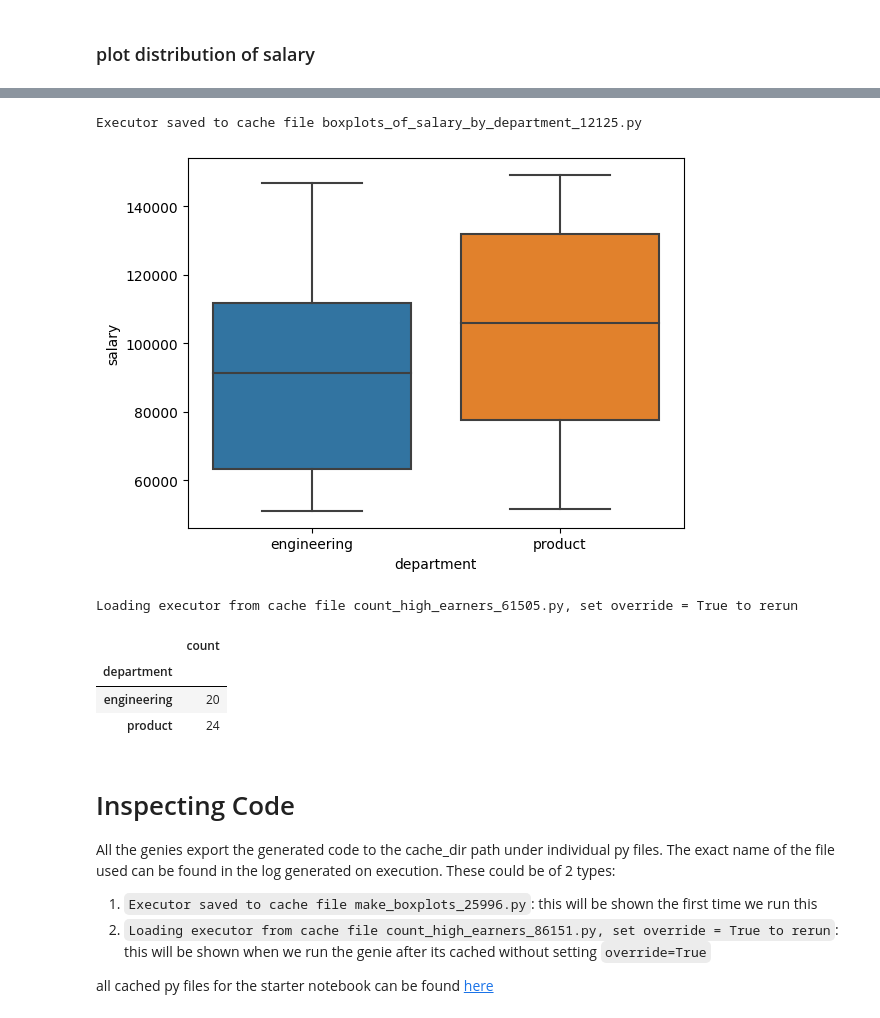
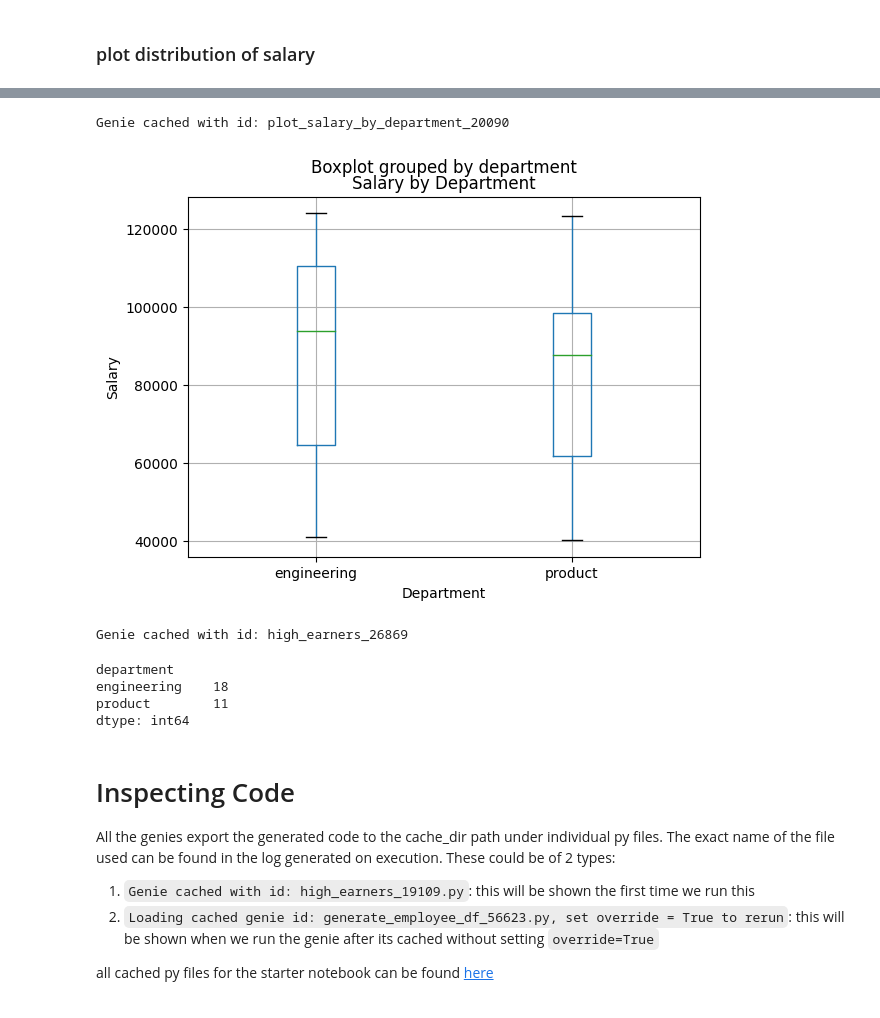
Before and after one commit to thismlguy/code-genie, a Jupyter notebook: docs/notebooks/Starter.ipynb, the cells around one changed output, grey strips where cells are left out. Drawn from its saved outputs; the diff is of its cells as text; code cells hidden in the pictures.

```diff
--- a/docs/notebooks/Starter.ipynb
+++ b/docs/notebooks/Starter.ipynb
@@ -104,28 +82,22 @@ dist_salary(df_missing)
 # %%
-dept_salary = PandasGenie("make boxplots of salary grouped by department", columns=df_missing.columns)
+genie.plz("make boxplots of salary grouped by department")
 # %% [output]
-Executor saved to cache file boxplots_of_salary_by_department_12125.py
+Genie cached with id: plot_salary_by_department_20090
+[figure, added]
-# %%
-dept_salary(df_missing)
-# %% [output]
-[figure, removed]
 # %%
-dept_100k = PandasGenie("how many people in each department make more than 100K?", columns=df_missing.columns)
+genie.plz("how many people in each department make more than 100K?")
 # %% [output]
-Loading executor from cache file count_high_earners_61505.py, set override = True to rerun
+Genie cached with id: high_earners_26869
+department
+engineering    18
+product        11
+dtype: int64
-# %%
-dept_100k(df_missing)
-# %% [output]
-|  | count |
-| department |  |
-| engineering | 20 |
-| product | 24 |
 # %% [markdown]
 # Inspecting Code
 
 All the genies export the generated code to the cache_dir path under individual py files. The exact name of the file used can be found in the log generated on execution. These could be of 2 types:
 
-1. `Executor saved to cache file make_boxplots_25996.py`: this will be shown the first time we run this
-2. `Loading executor from cache file count_high_earners_86151.py, set override = True to rerun`: this will be shown when we run the genie after its cached without setting `override=True`
+1. `Genie cached with id: high_earners_19109.py`: this will be shown the first time we run this
+2. `Loading cached genie id: generate_employee_df_56623.py, set override = True to rerun`: this will be shown when we run the genie after its cached without setting `override=True`
 
 all cached py files for the starter notebook can be found [here](https://github.com/thismlguy/code-genie/tree/main/docs/notebooks/_cache_starter)
```
Also changed, not shown: parts of 18 cells of this notebook, 30 other files.
